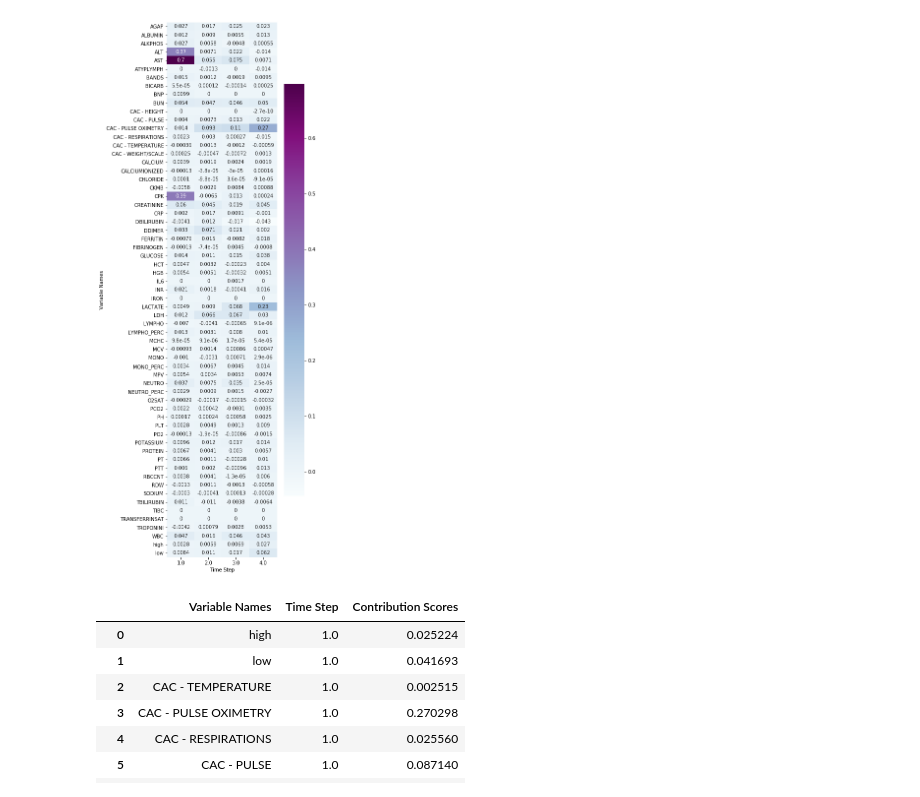
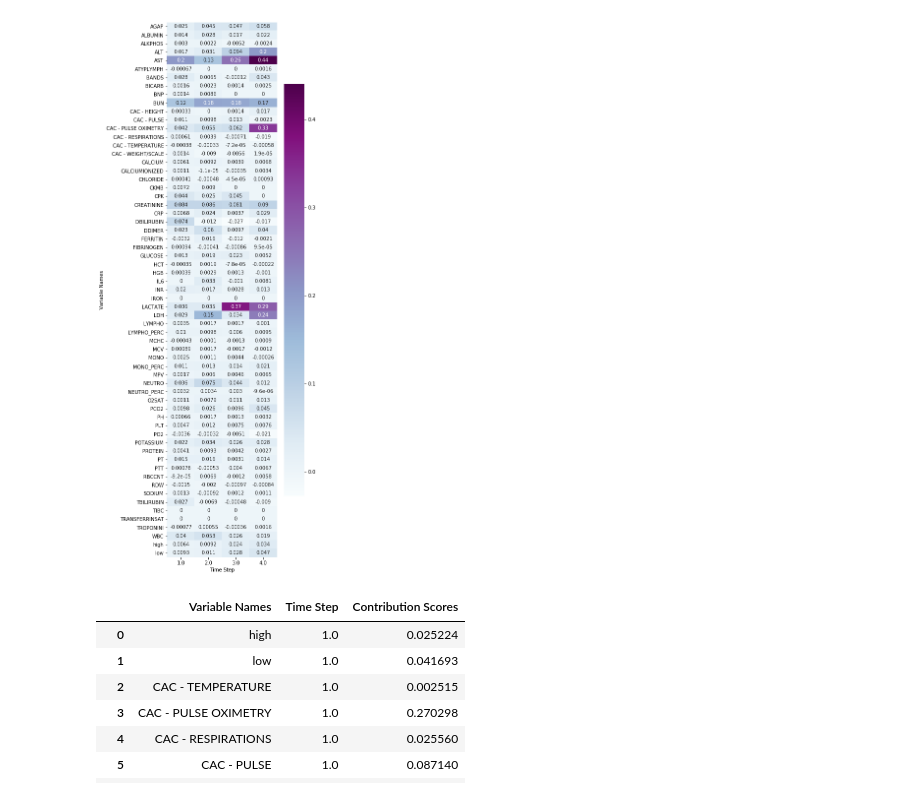
Before and after one commit to Tingyiwanyan/Contrastive_Learning_For_Covid, a Jupyter notebook: draw_heat_map.ipynb, the cells around one changed output. Saved outputs shown, nothing was run; the diff lists cells and outputs as text; code cells hidden in the pictures.

```diff
--- a/draw_heat_map.ipynb
+++ b/draw_heat_map.ipynb
@@ -4,12 +4,12 @@ import numpy as np
 import matplotlib.pyplot as plt
 # %%
 import pandas as pd
-heat = pd.read_csv("9_mortality_24h_retain_ce_heat_map.csv")
+heat = pd.read_csv("9_mortality_24h_retain_cl_heat_map.csv")
 heat_map = heat.pivot("Variable Names","Time Step","Contribution Scores")
 fig = plt.figure(figsize=(5,20))
 heat_ = sns.heatmap(heat_map,annot=True,cmap='BuPu')
 # %% [output]
-[figure, old version]
+[figure, new version]
 # %%
 heat
 # %% [output]
```
Also changed, not shown: 8 other files.
